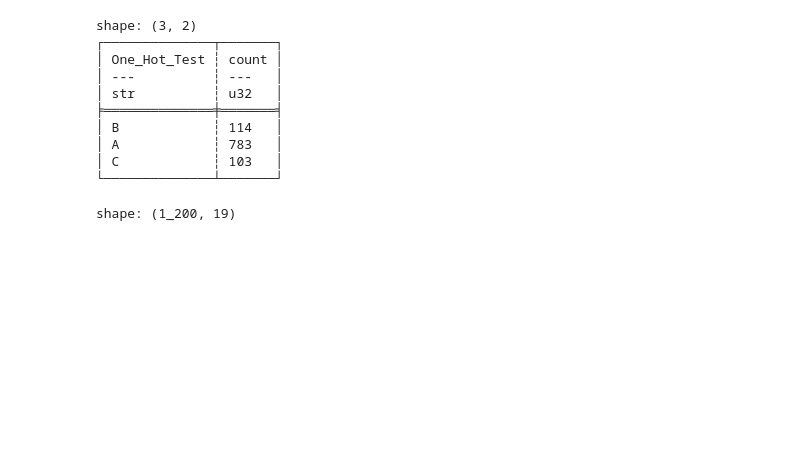
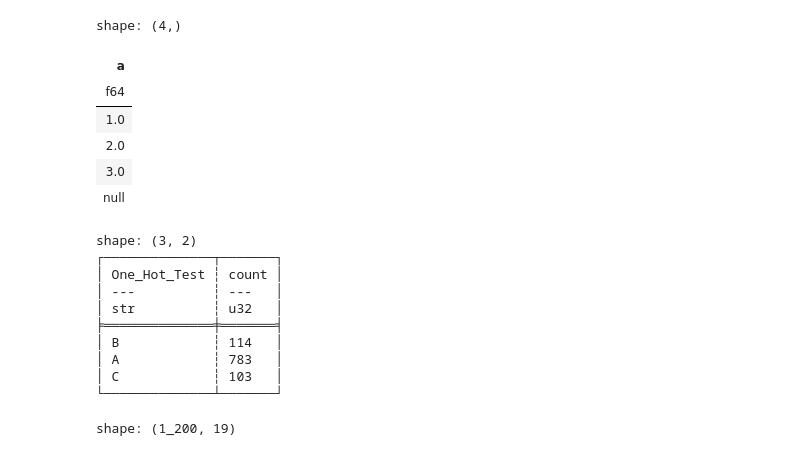
Before and after one commit to abstractqqq/dsds, a Jupyter notebook: examples/test.ipynb, the cells around one changed output. Saved outputs shown, nothing was run; the diff lists cells and outputs as text; code cells hidden in the pictures; blank space fills up the shorter version.

```diff
--- a/examples/test.ipynb
+++ b/examples/test.ipynb
@@ -144,6 +144,17 @@ tt:Callable[[], list]
 tt = test
 # %%
 inspect.signature(tt).return_annotation == "list[str]"
+# %%
+s = pl.Series("a", [1, 2, 3, float("nan")])
+s.fill_nan(None)
+# %% [output]
+shape: (4,)
+| a |
+| f64 |
+| 1.0 |
+| 2.0 |
+| 3.0 |
+| null |
 # %%
 from dsds.sample import simple_upsample, stratified_downsample
 import pandas as pd
```
Also changed, not shown: parts of 2 cells of this notebook, 4 other files.
